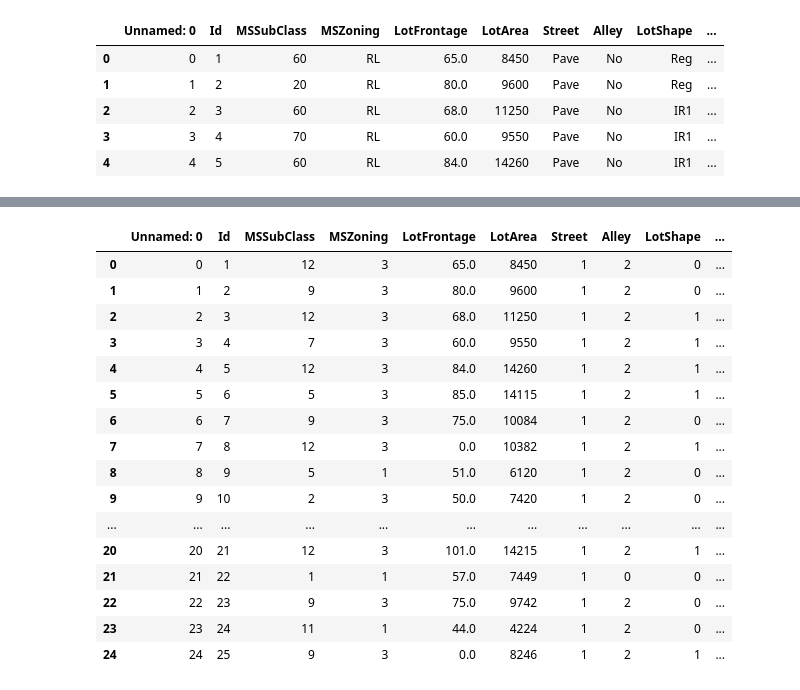
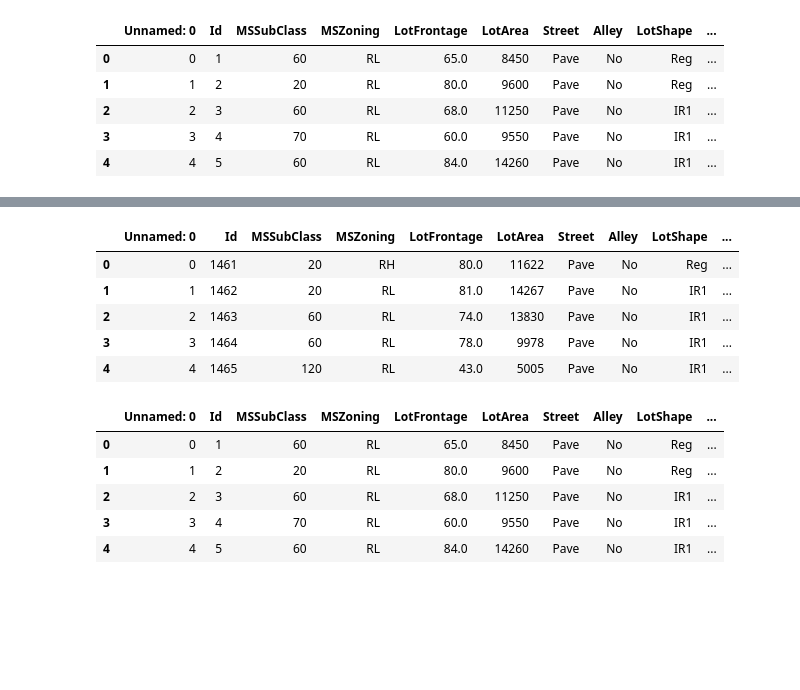
Before and after one commit to alankar23/House_Prices_Pridiction, a Jupyter notebook: FeatureEngg.ipynb, the cells around one changed output, grey strips where cells are left out. Cells and saved outputs as stored; diff of their text form; code cells hidden in the pictures; blank space fills up the shorter version.

```diff
--- a/FeatureEngg.ipynb
+++ b/FeatureEngg.ipynb
@@ -144,4 +73,0 @@ train.head(25)
-# %%
-# feat = sorted(train.MSZoning.unique())
-for cols in categorical_features:
-    feat = sorted(train[cols].unique())
@@ -152,4 +73,0 @@ TypeError: '<' not supported between instances of 'str' and 'int'
-# %%
-for cols in categorical_features:
-    print(cols)
-    feat_dict = train[cols].value_counts().to_dict()
@@ -198,21 +83,22 @@ Name: Condition1, dtype: int64
-# %%
-pd.set_option('display.max_columns', None)
-df.head(25)
-# %% [output]
-|  | Unnamed: 0 | Id | MSSubClass | MSZoning | LotFrontage | LotArea | Street | Alley | LotShape | ... |
-| 0 | 0 | 1 | 12 | 3 | 65.0 | 8450 | 1 | 2 | 0 | ... |
-| 1 | 1 | 2 | 9 | 3 | 80.0 | 9600 | 1 | 2 | 0 | ... |
-| 2 | 2 | 3 | 12 | 3 | 68.0 | 11250 | 1 | 2 | 1 | ... |
-| 3 | 3 | 4 | 7 | 3 | 60.0 | 9550 | 1 | 2 | 1 | ... |
-| 4 | 4 | 5 | 12 | 3 | 84.0 | 14260 | 1 | 2 | 1 | ... |
-| 5 | 5 | 6 | 5 | 3 | 85.0 | 14115 | 1 | 2 | 1 | ... |
-| 6 | 6 | 7 | 9 | 3 | 75.0 | 10084 | 1 | 2 | 0 | ... |
-| 7 | 7 | 8 | 12 | 3 | 0.0 | 10382 | 1 | 2 | 1 | ... |
-| 8 | 8 | 9 | 5 | 1 | 51.0 | 6120 | 1 | 2 | 0 | ... |
-| 9 | 9 | 10 | 2 | 3 | 50.0 | 7420 | 1 | 2 | 0 | ... |
-| ... | ... | ... | ... | ... | ... | ... | ... | ... | ... | ... |
-| 20 | 20 | 21 | 12 | 3 | 101.0 | 14215 | 1 | 2 | 1 | ... |
-| 21 | 21 | 22 | 1 | 1 | 57.0 | 7449 | 1 | 0 | 0 | ... |
-| 22 | 22 | 23 | 9 | 3 | 75.0 | 9742 | 1 | 2 | 0 | ... |
-| 23 | 23 | 24 | 11 | 1 | 44.0 | 4224 | 1 | 2 | 0 | ... |
-| 24 | 24 | 25 | 9 | 3 | 0.0 | 8246 | 1 | 2 | 1 | ... |
+# %%
+for cols, var in rare.items():
+    for x in var:
+        test[cols].replace(to_replace = x, value = 'rare', inplace = True)
+# %%
+test.head()
+# %% [output]
+|  | Unnamed: 0 | Id | MSSubClass | MSZoning | LotFrontage | LotArea | Street | Alley | LotShape | ... |
+| 0 | 0 | 1461 | 20 | RH | 80.0 | 11622 | Pave | No | Reg | ... |
+| 1 | 1 | 1462 | 20 | RL | 81.0 | 14267 | Pave | No | IR1 | ... |
+| 2 | 2 | 1463 | 60 | RL | 74.0 | 13830 | Pave | No | IR1 | ... |
+| 3 | 3 | 1464 | 60 | RL | 78.0 | 9978 | Pave | No | IR1 | ... |
+| 4 | 4 | 1465 | 120 | RL | 43.0 | 5005 | Pave | No | IR1 | ... |
+# %%
+train.head()
+# %% [output]
+|  | Unnamed: 0 | Id | MSSubClass | MSZoning | LotFrontage | LotArea | Street | Alley | LotShape | ... |
+| 0 | 0 | 1 | 60 | RL | 65.0 | 8450 | Pave | No | Reg | ... |
+| 1 | 1 | 2 | 20 | RL | 80.0 | 9600 | Pave | No | Reg | ... |
+| 2 | 2 | 3 | 60 | RL | 68.0 | 11250 | Pave | No | IR1 | ... |
+| 3 | 3 | 4 | 70 | RL | 60.0 | 9550 | Pave | No | IR1 | ... |
+| 4 | 4 | 5 | 60 | RL | 84.0 | 14260 | Pave | No | IR1 | ... |
```
Also changed, not shown: parts of 13 cells of this notebook, 1 other file.
